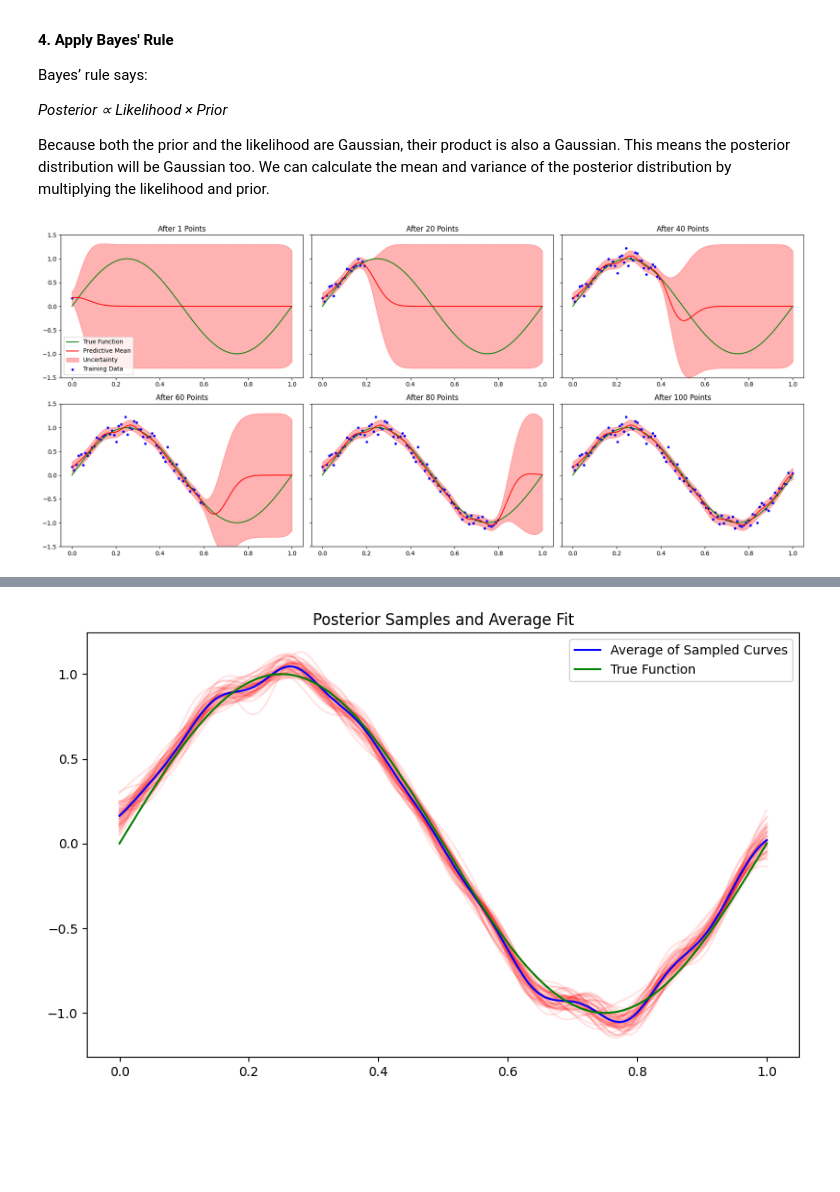
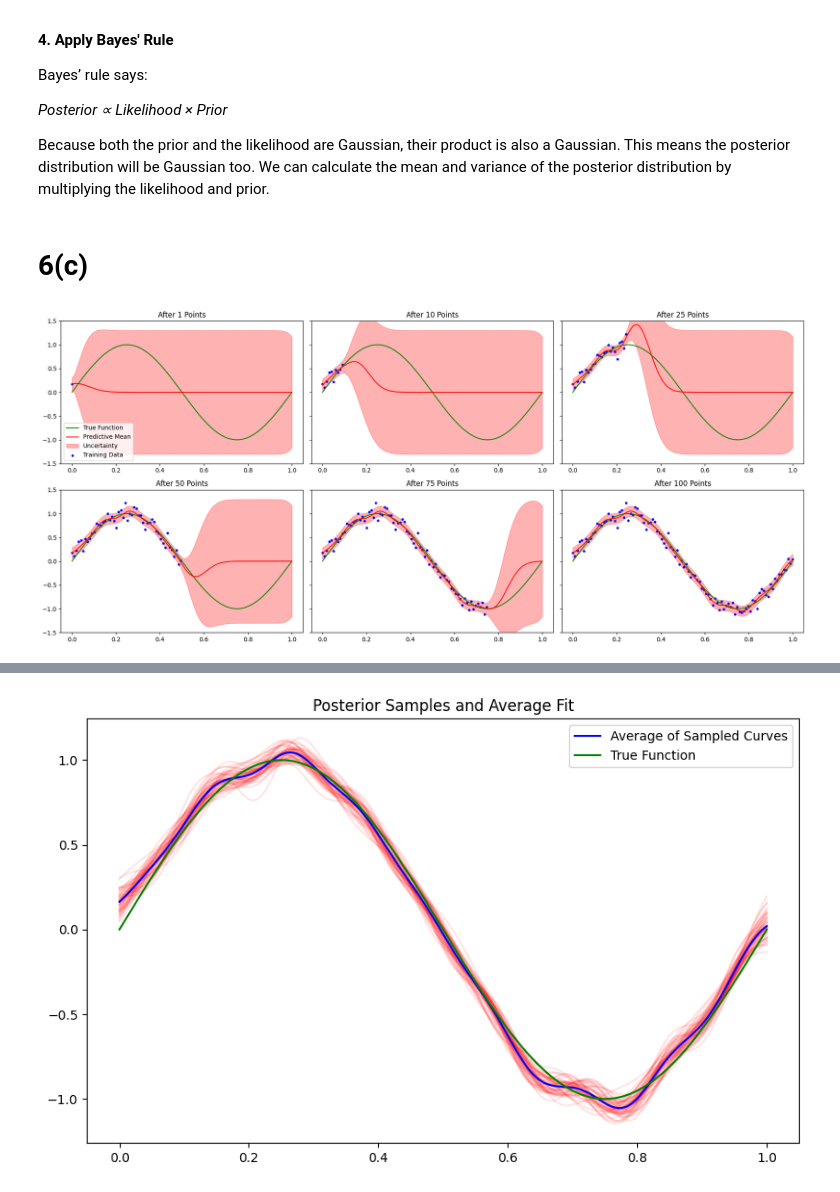
Before and after one commit to bhsh200/jpmc-case-study, a Jupyter notebook: merged5_6.ipynb, the cells around one changed output, grey strips where cells are left out. Saved outputs shown, nothing was run; the diff lists cells and outputs as text; code cells hidden in the pictures; blank space fills up the shorter version.

```diff
--- a/merged5_6.ipynb
+++ b/merged5_6.ipynb
@@ -206,7 +214,7 @@ for i, lambda_reg_val in enumerate(lambda_values):
     )
     plt.plot(
         x_plot_dense,
-        t(x_plot_dense),
+        sin_func(x_plot_dense),
         color="green",
         linestyle="--",
         linewidth=2,
@@ -434,6 +444,8 @@ Bayes’ rule says:
 
 Because both the prior and the likelihood are Gaussian, their product is also a Gaussian. This means the posterior distribution will be Gaussian too.
 We can calculate the mean and variance of the posterior distribution by multiplying the likelihood and prior.
+# %% [markdown]
+# 6(c)
 # %%
 ###############################################################################
 #Sequentially update the posterior and plot the predictive mean and uncertainty
@@ -444,37 +456,38 @@ m_N = np.zeros(M)      # Prior mean: zero vector
 S_N = np.eye(M)        # Prior covariance: identity matrix
 
 # Number of training data for plotting
-plot_points = [1, 20, 40, 60, 80, 100]
+plot_points = [1, 10, 25, 50, 75, 100]
 fig, axs = plt.subplots(2, 3, figsize=(18, 8), sharey=True)
 axs = axs.flatten()
 
+#Iterate through the data points and update the stats of posterior density, Such that PDF is maximized.
 for i in range(Phi.shape[0]):
     phi_xi = Phi[i]
     t_i = t[i]
     m_N, S_N = bayesian_update(m_N, S_N, phi_xi, t_i, sigma2) # mean and variance at ith step
 
     if (i + 1) in plot_points:
         mean_pred = Phi_test @ m_N
         var_pred = np.sum(Phi_test @ S_N * Phi_test, axis=1) + sigma2
         std_pred = np.sqrt(var_pred)
 
         ax = axs[plot_points.index(i + 1)]
         ax.plot(x_test, sin_func(x_test), 'g', label="True Function")
         ax.plot(x_test, mean_pred, 'r', label="Predictive Mean")
         ax.fill_between(x_test.flatten(),
                         mean_pred - std_pred,
                         mean_pred + std_pred,
                         alpha=0.3, color='red', label="Uncertainty")
         ax.scatter(x[:i+1], t[:i+1], color='blue', s=10, label="Training Data")
         ax.set_title(f"After {i+1} Points")
         ax.set_ylim(-1.5, 1.5)
         if plot_points.index(i + 1) == 0:
             ax.legend()
 
 plt.tight_layout()
 plt.show()
 # %% [output]
-[figure, old version]
+[figure, new version]
 # %% [markdown]
 #### Intution behind the above code
 
```
Also changed, not shown: parts of 9 cells of this notebook.
